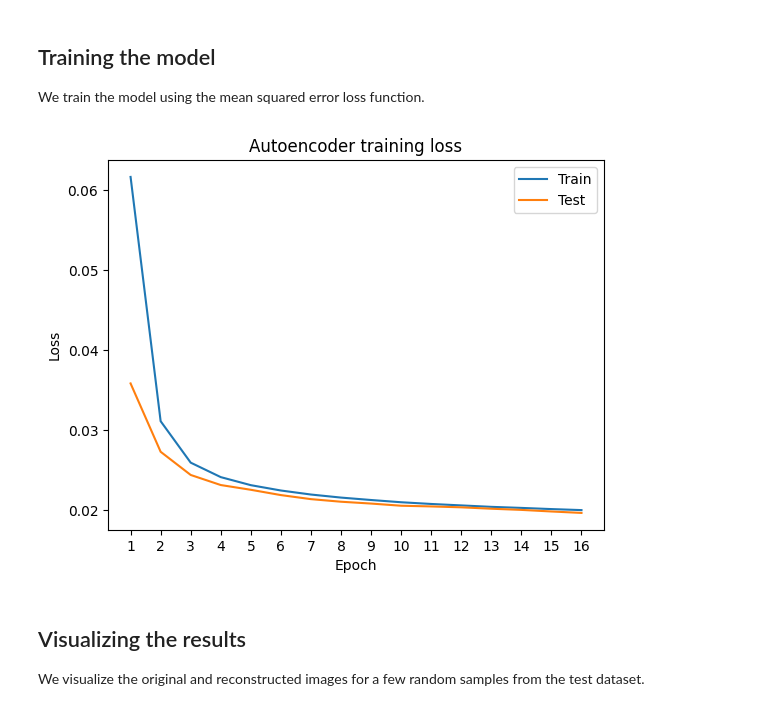
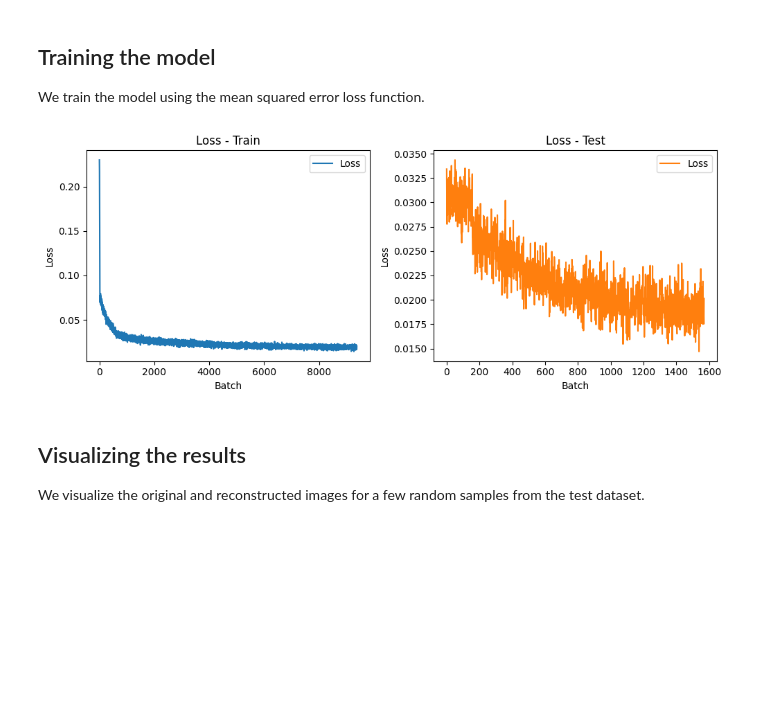
Before and after one commit to timothewt/Autoencoders, a Jupyter notebook: notebooks/autoencoder.ipynb, the cells around one changed output. Saved outputs shown, nothing was run; the diff lists cells and outputs as text; code cells hidden in the pictures; blank space fills up the shorter version.

```diff
--- a/notebooks/autoencoder.ipynb
+++ b/notebooks/autoencoder.ipynb
@@ -71,45 +67,47 @@ class Autoencoder(nn.Module):
 ## Training the model
 We train the model using the mean squared error loss function.
 # %%
-latent_dim, lr, num_epochs = 8, 1e-3, 16
+latent_dim, lr, num_epochs = 8, 1e-3, 10
 autoencoder = Autoencoder(latent_dim)
 loss_fn = nn.MSELoss()
 optimizer = torch.optim.Adam(autoencoder.parameters(), lr=lr)
 # %%
-train_losses, test_losses = [], []
+train_loss, test_loss = [], []
 
 for epoch in  (pbar := tqdm(range(num_epochs), desc="Epochs")):
-    epoch_train_loss, epoch_test_loss = [], []
 
-    for images, _ in train_dataloader:
+    for batch_idx, (images, _) in enumerate(train_dataloader):
         outputs = autoencoder(images)
         loss = loss_fn(outputs, images)
         optimizer.zero_grad()
         loss.backward()
         optimizer.step()
-        epoch_train_loss.append(loss.item())
-        pbar.set_postfix(Batch=f"{len(epoch_train_loss)/len(train_dataloader) * 100:.2f}%", Train_loss=f"{loss.item():.4f}", Test_loss=f"{([0] + test_losses)[-1]:.4f}")
+        train_loss.append(loss.item())
+        pbar.set_postfix(Batch_train=f"{batch_idx/len(train_dataloader) * 100:.2f}%", Train_loss=f"{loss.item():.3f}")
 
     with torch.no_grad():
-        for images, _ in test_dataloader:
+        for batch_idx, (images, _) in enumerate(test_dataloader):
             outputs = autoencoder(images)
             loss = loss_fn(outputs, images)
-            epoch_test_loss.append(loss.item())
-
-    train_losses.append(sum(epoch_train_loss) / len(epoch_train_loss))
-    test_losses.append(sum(epoch_test_loss) / len(epoch_test_loss))
+            test_loss.append(loss.item())
+            pbar.set_postfix(Batch_test=f"{batch_idx/len(test_dataloader) * 100:.2f}%", Test_loss=f"{loss.item():.3f}")
 # %%
-xrange = range(1, num_epochs + 1)
-plt.plot(xrange, train_losses, label="Train")
-plt.plot(xrange, test_losses, label="Test")
-plt.xlabel("Epoch")
-plt.xticks(xrange)
-plt.ylabel("Loss")
-plt.legend()
+fig, axs = plt.subplots(1, 2, figsize=(10, 4))
 plt.title("Autoencoder training loss")
+
+for i in range(2):
+    ax = axs[i]
+    ax.set_title(f'Loss - {"Train" if i == 0 else "Test"}')
+    ax.set_xlabel('Batch')
+    ax.set_ylabel('Loss')
+    data = train_loss if i == 0 else test_loss
+    ax.plot(data, label='Loss', color='C0' if i == 0 else 'C1')
+    ax.legend()
+
+plt.tight_layout()
 plt.show()
 # %% [output]
-[figure, old version]
+[figure, new version]
 # %% [markdown]
 ## Visualizing the results
 We visualize the original and reconstructed images for a few random samples from the test dataset.
```
Also changed, not shown: parts of 3 cells of this notebook, 1 other file.
